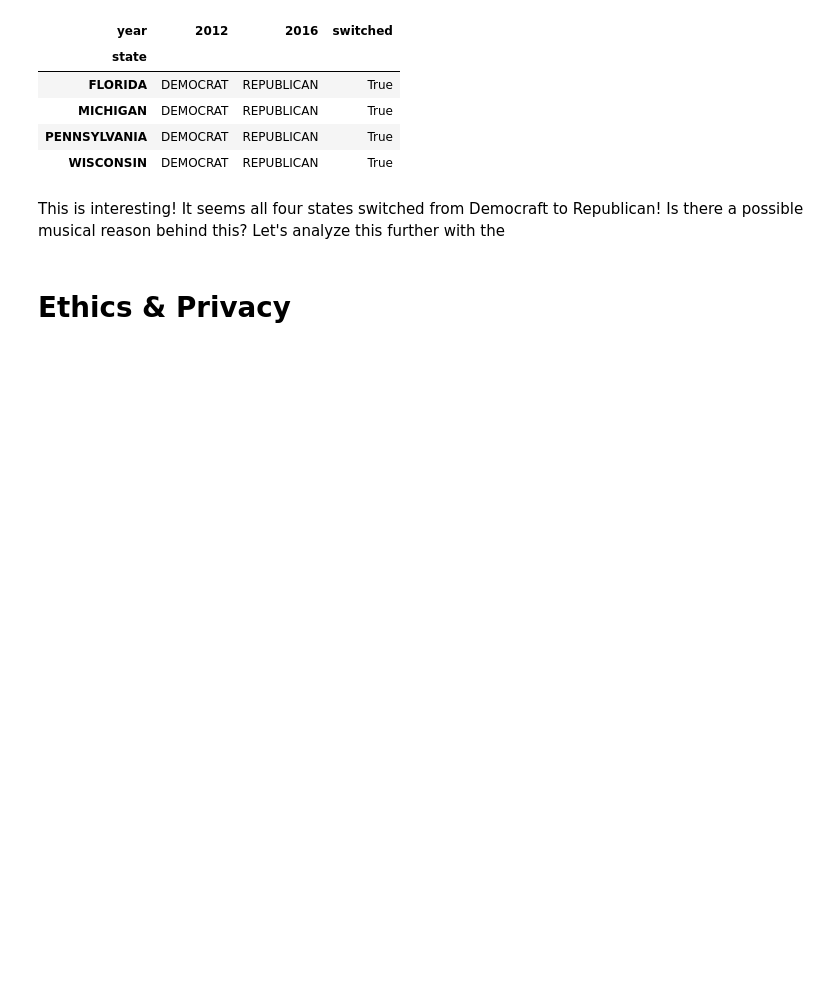
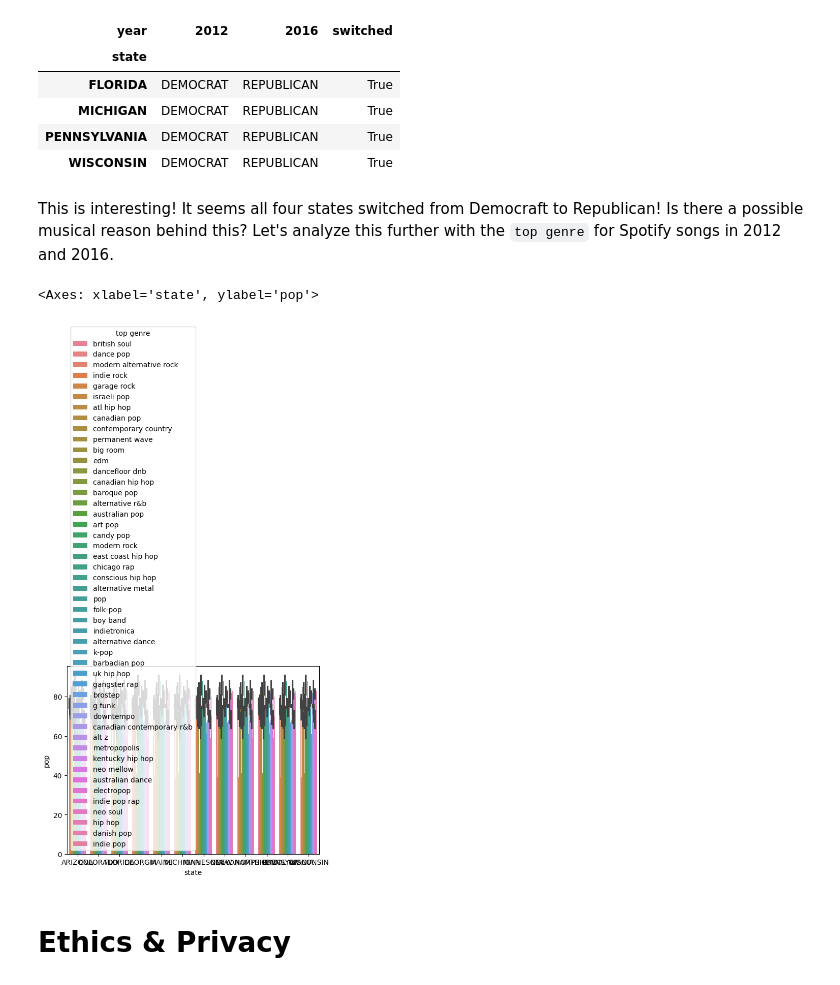
Before and after one commit to katiemoc/musical-politics, a Jupyter notebook: EDACheckpoint_Group093-FA24.ipynb, the cells around one changed output. Cells and saved outputs as stored; diff of their text form; code cells hidden in the pictures; blank space fills up the shorter version.

Commit message:
DataVis-KQ

```diff
--- a/EDACheckpoint_Group093-FA24.ipynb
+++ b/EDACheckpoint_Group093-FA24.ipynb
@@ -618,7 +620,12 @@ switched_states
 | PENNSYLVANIA | DEMOCRAT | REPUBLICAN | True |
 | WISCONSIN | DEMOCRAT | REPUBLICAN | True |
 # %% [markdown]
-This is interesting! It seems all four states switched from Democraft to Republican! Is there a possible musical reason behind this? Let's analyze this further with the
+This is interesting! It seems all four states switched from Democraft to Republican! Is there a possible musical reason behind this? Let's analyze this further with the `top genre` for Spotify songs in 2012 and 2016.
+# %%
+sns.barplot(x='state', y='pop', hue='top genre', data=tidy)
+# %% [output]
+<Axes: xlabel='state', ylabel='pop'>
+[figure, added]
 # %% [markdown]
 # Ethics & Privacy
 # %% [markdown]
```
Also changed, not shown: parts of 1 cell of this notebook.
